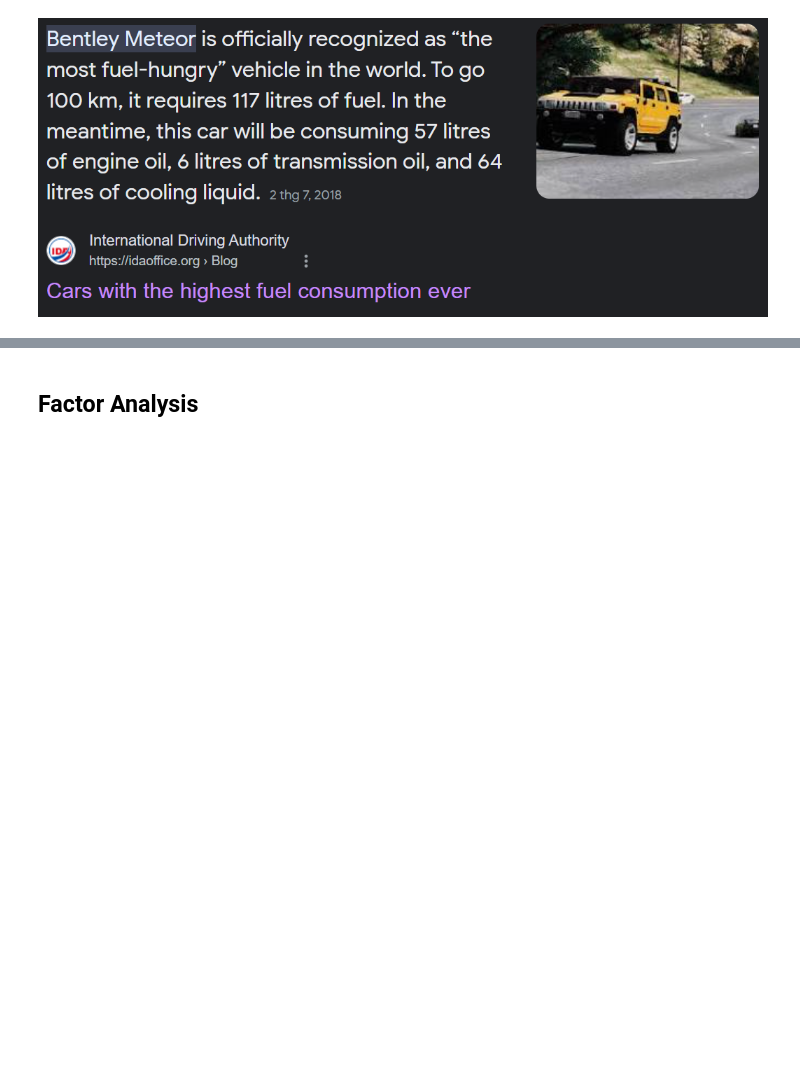
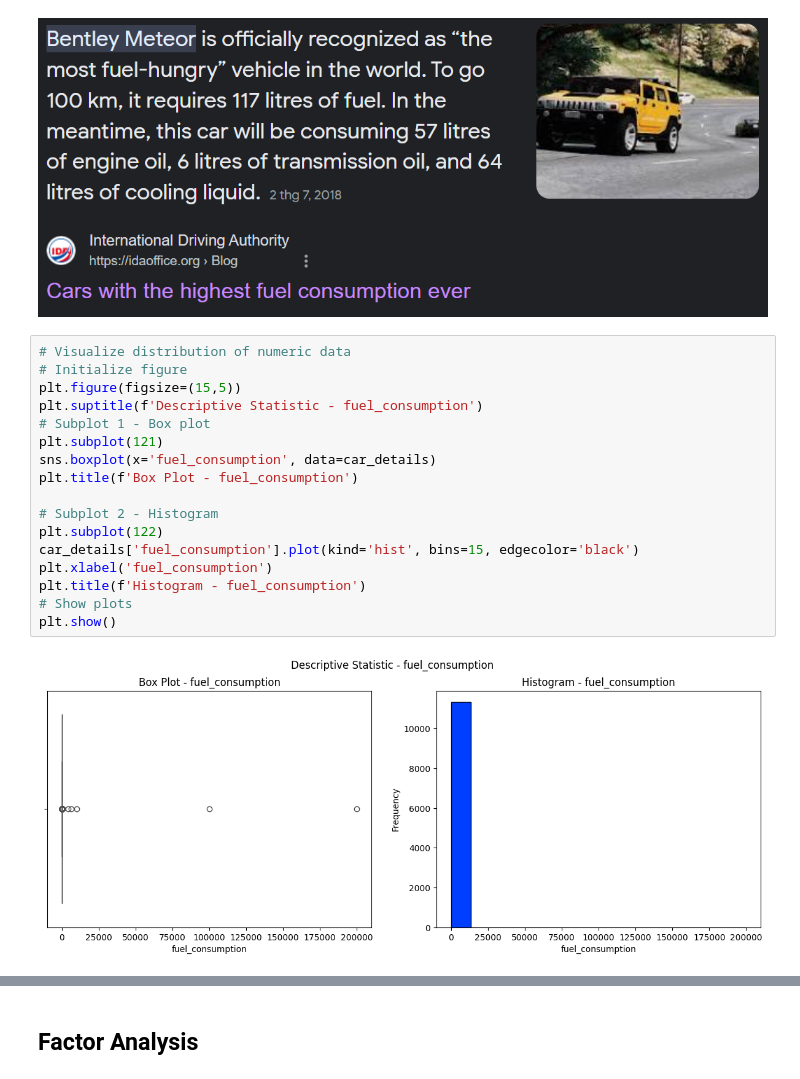
Before and after one commit to duyphuongnguyen1999/Car-Price-Prediction, a Jupyter notebook: Data_Preparation_Module.ipynb, the cells around one changed output, grey strips where cells are left out. Drawn from its saved outputs; the diff is of its cells as text; blank space fills up the shorter version.

```diff
--- a/Data_Preparation_Module.ipynb
+++ b/Data_Preparation_Module.ipynb
@@ -365,6 +364,25 @@ There are 7 abnormal data of seating_capacity found in the dataset
 #### Fuel Consumption
 # %% [markdown]
 ![image.png](embedded-picture-1)
+# %%
+# Visualize distribution of numeric data
+# Initialize figure
+plt.figure(figsize=(15,5))
+plt.suptitle(f'Descriptive Statistic - fuel_consumption')
+# Subplot 1 - Box plot
+plt.subplot(121)
+sns.boxplot(x='fuel_consumption', data=car_details)
+plt.title(f'Box Plot - fuel_consumption')
+
+# Subplot 2 - Histogram
+plt.subplot(122)
+car_details['fuel_consumption'].plot(kind='hist', bins=15, edgecolor='black')
+plt.xlabel('fuel_consumption')
+plt.title(f'Histogram - fuel_consumption')
+# Show plots
+plt.show()
+# %% [output]
+[figure, added]
 # %%
 # fuel_consumption
 item0 = car_details.shape[0]  # Stores the initial number of rows in the DataFrame
```
Also changed, not shown: parts of 14 cells of this notebook.
